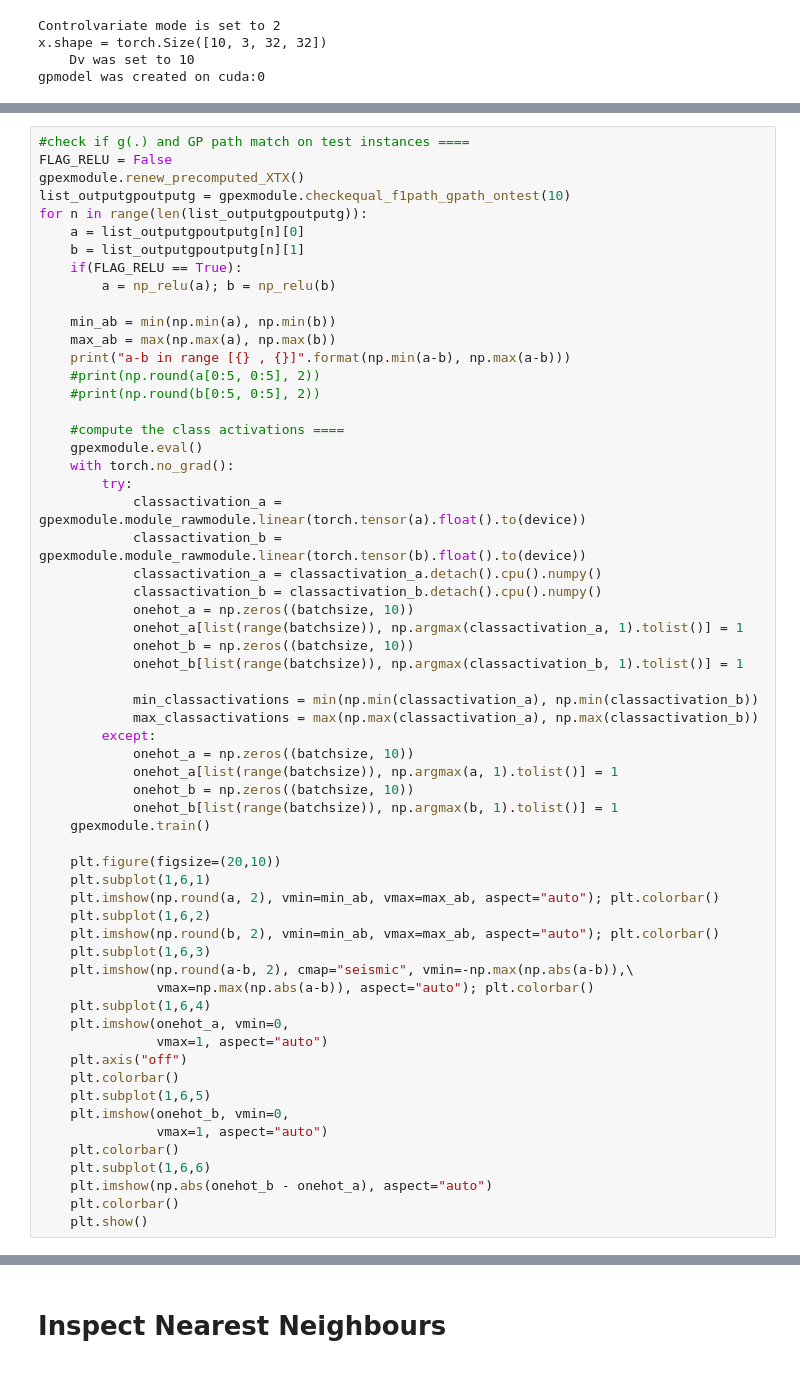
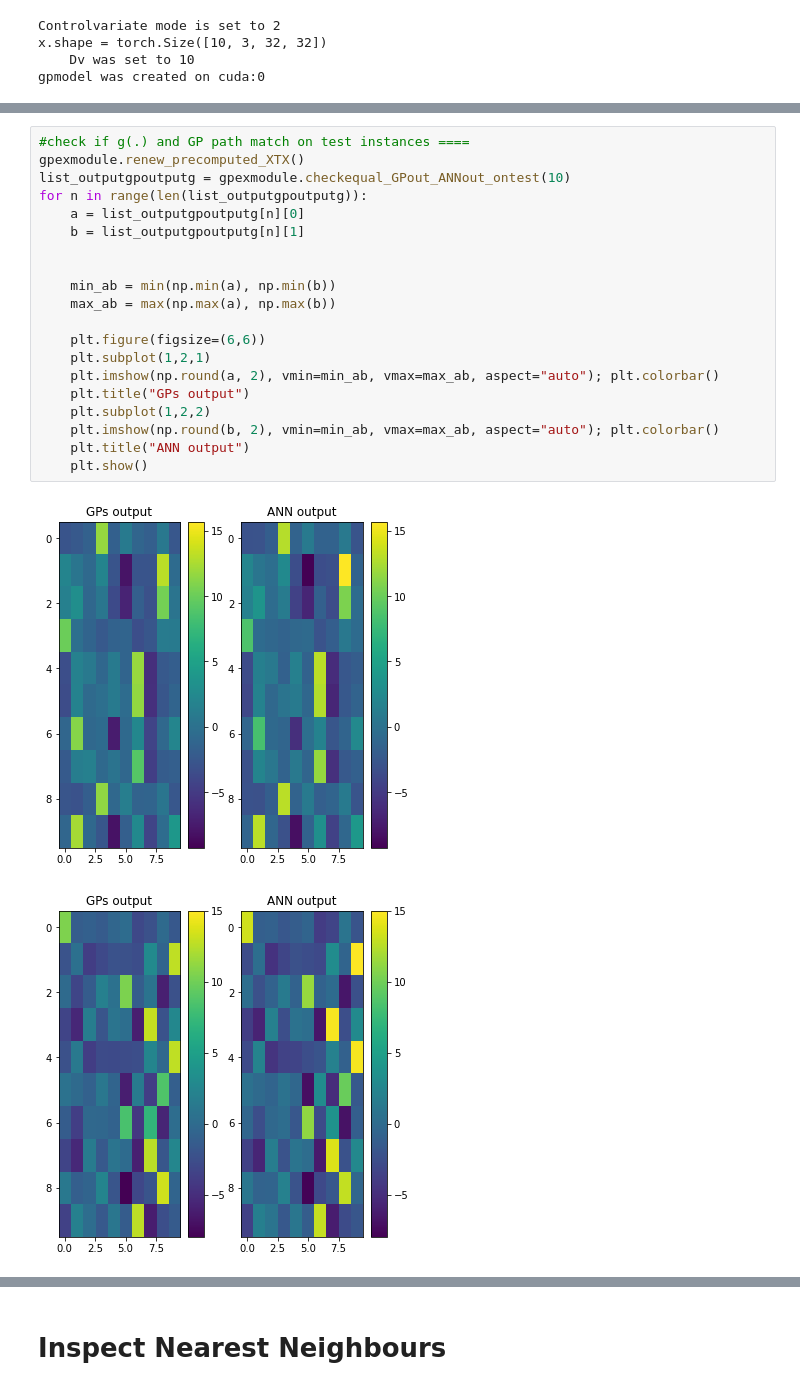
Before and after one commit to amirakbarnejad/gpex, a Jupyter notebook: PaperResults/Cifar10/demo_explainANN_classifier.ipynb, the cells around one changed output, grey strips where cells are left out. Cells and saved outputs as stored; diff of their text form.

```diff
--- a/PaperResults/Cifar10/demo_explainANN_classifier.ipynb
+++ b/PaperResults/Cifar10/demo_explainANN_classifier.ipynb
@@ -149,60 +151,23 @@ print("gpmodel was loaded from checkpoint.")
 # %%
 #check if g(.) and GP path match on test instances ====
-FLAG_RELU = False
 gpexmodule.renew_precomputed_XTX()
-list_outputgpoutputg = gpexmodule.checkequal_f1path_gpath_ontest(10)
+list_outputgpoutputg = gpexmodule.checkequal_GPout_ANNout_ontest(10)
 for n in range(len(list_outputgpoutputg)):
     a = list_outputgpoutputg[n][0]
     b = list_outputgpoutputg[n][1]
-    if(FLAG_RELU == True):
-        a = np_relu(a); b = np_relu(b)
+
 
     min_ab = min(np.min(a), np.min(b))
     max_ab = max(np.max(a), np.max(b))
-    print("a-b in range [{} , {}]".format(np.min(a-b), np.max(a-b)))
-    #print(np.round(a[0:5, 0:5], 2))
-    #print(np.round(b[0:5, 0:5], 2))
 
-    #compute the class activations ====
-    gpexmodule.eval()
-    with torch.no_grad():
-        try:
-            classactivation_a = gpexmodule.module_rawmodule.linear(torch.tensor(a).float().to(device))
-            classactivation_b = gpexmodule.module_rawmodule.linear(torch.tensor(b).float().to(device))
-            classactivation_a = classactivation_a.detach().cpu().numpy()
-            classactivation_b = classactivation_b.detach().cpu().numpy()
-            onehot_a = np.zeros((batchsize, 10))
-            onehot_a[list(range(batchsize)), np.argmax(classactivation_a, 1).tolist()] = 1
-            onehot_b = np.zeros((batchsize, 10))
-            onehot_b[list(range(batchsize)), np.argmax(classactivation_b, 1).tolist()] = 1
-
-            min_classactivations = min(np.min(classactivation_a), np.min(classactivation_b))
-            max_classactivations = max(np.max(classactivation_a), np.max(classactivation_b))
-        except:
-            onehot_a = np.zeros((batchsize, 10))
-            onehot_a[list(range(batchsize)), np.argmax(a, 1).tolist()] = 1
-            onehot_b = np.zeros((batchsize, 10))
-            onehot_b[list(range(batchsize)), np.argmax(b, 1).tolist()] = 1
-    gpexmodule.train()
-
-    plt.figure(figsize=(20,10))
-    plt.subplot(1,6,1)
+    plt.figure(figsize=(6,6))
+    plt.subplot(1,2,1)
     plt.imshow(np.round(a, 2), vmin=min_ab, vmax=max_ab, aspect="auto"); plt.colorbar()
-    plt.subplot(1,6,2)
+    plt.title("GPs output")
+    plt.subplot(1,2,2)
     plt.imshow(np.round(b, 2), vmin=min_ab, vmax=max_ab, aspect="auto"); plt.colorbar()
-    plt.subplot(1,6,3)
-    plt.imshow(np.round(a-b, 2), cmap="seismic", vmin=-np.max(np.abs(a-b)),\
-               vmax=np.max(np.abs(a-b)), aspect="auto"); plt.colorbar()
-    plt.subplot(1,6,4)
-    plt.imshow(onehot_a, vmin=0,
-               vmax=1, aspect="auto")
-    plt.axis("off")
-    plt.colorbar()
-    plt.subplot(1,6,5)
-    plt.imshow(onehot_b, vmin=0,
-               vmax=1, aspect="auto")
-    plt.colorbar()
-    plt.subplot(1,6,6)
-    plt.imshow(np.abs(onehot_b - onehot_a), aspect="auto")
-    plt.colorbar()
+    plt.title("ANN output")
     plt.show()
+# %% [output]
+[figure, added]
+[figure, added]
```
Also changed, not shown: parts of 47 cells of this notebook, 2 other files.
